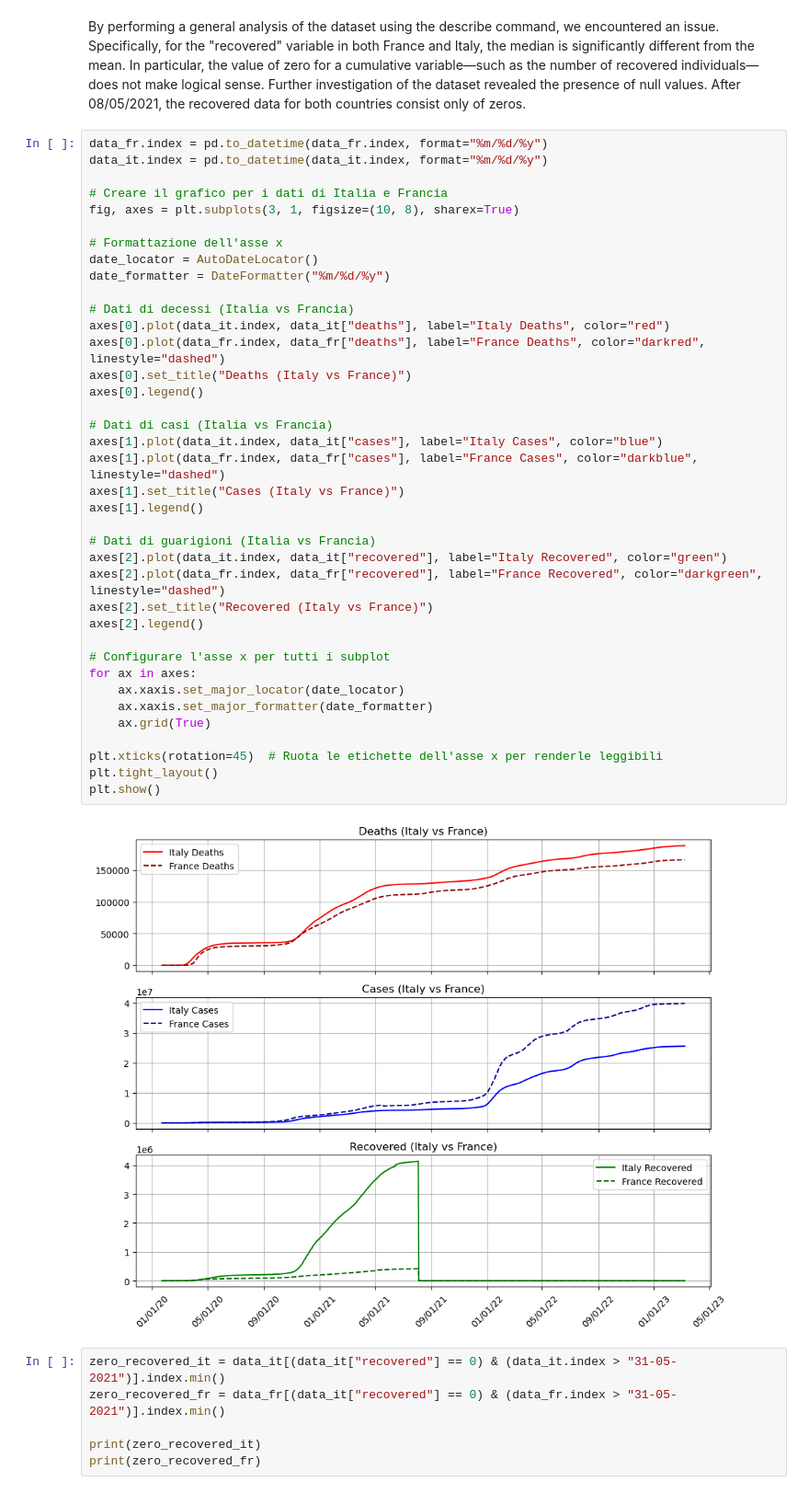
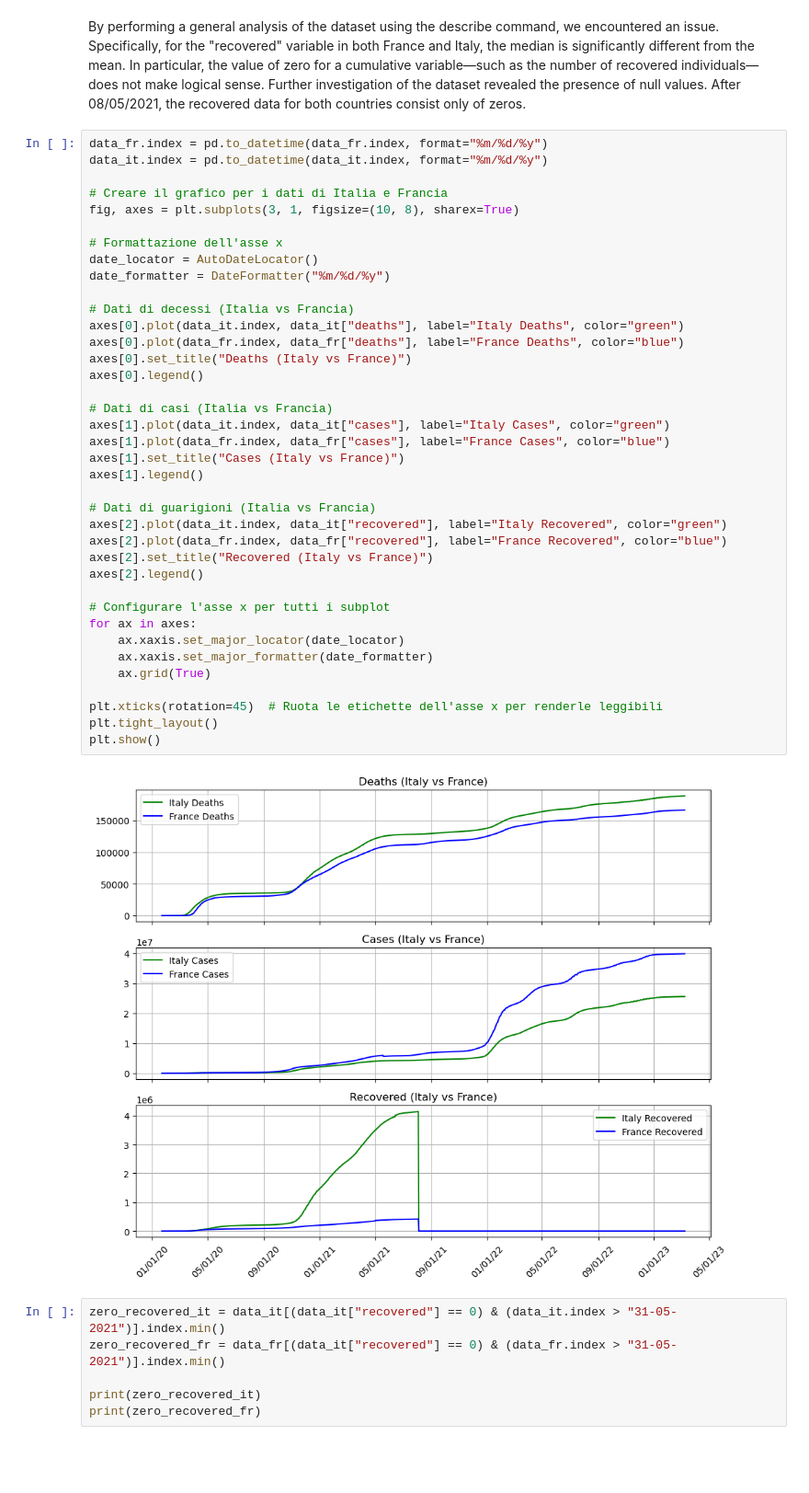
Before and after one commit to Gerva02/Python_for_data_science, a Jupyter notebook: Second.ipynb, the cells around one changed output. Shown: that part at 92% size. Saved outputs shown, nothing was run; the diff lists cells and outputs as text; blank space fills up the shorter version.

```diff
--- a/Second.ipynb
+++ b/Second.ipynb
@@ -44,39 +63,39 @@ data_it.index = pd.to_datetime(data_it.index, format="%m/%d/%y")
 # Creare il grafico per i dati di Italia e Francia
 fig, axes = plt.subplots(3, 1, figsize=(10, 8), sharex=True)
 
 # Formattazione dell'asse x
 date_locator = AutoDateLocator()
 date_formatter = DateFormatter("%m/%d/%y")
 
 # Dati di decessi (Italia vs Francia)
-axes[0].plot(data_it.index, data_it["deaths"], label="Italy Deaths", color="red")
-axes[0].plot(data_fr.index, data_fr["deaths"], label="France Deaths", color="darkred", linestyle="dashed")
+axes[0].plot(data_it.index, data_it["deaths"], label="Italy Deaths", color="green")
+axes[0].plot(data_fr.index, data_fr["deaths"], label="France Deaths", color="blue")
 axes[0].set_title("Deaths (Italy vs France)")
 axes[0].legend()
 
 # Dati di casi (Italia vs Francia)
-axes[1].plot(data_it.index, data_it["cases"], label="Italy Cases", color="blue")
-axes[1].plot(data_fr.index, data_fr["cases"], label="France Cases", color="darkblue", linestyle="dashed")
+axes[1].plot(data_it.index, data_it["cases"], label="Italy Cases", color="green")
+axes[1].plot(data_fr.index, data_fr["cases"], label="France Cases", color="blue")
 axes[1].set_title("Cases (Italy vs France)")
 axes[1].legend()
 
 # Dati di guarigioni (Italia vs Francia)
 axes[2].plot(data_it.index, data_it["recovered"], label="Italy Recovered", color="green")
-axes[2].plot(data_fr.index, data_fr["recovered"], label="France Recovered", color="darkgreen", linestyle="dashed")
+axes[2].plot(data_fr.index, data_fr["recovered"], label="France Recovered", color="blue")
 axes[2].set_title("Recovered (Italy vs France)")
 axes[2].legend()
 
 # Configurare l'asse x per tutti i subplot
 for ax in axes:
     ax.xaxis.set_major_locator(date_locator)
     ax.xaxis.set_major_formatter(date_formatter)
     ax.grid(True)
 
 plt.xticks(rotation=45)  # Ruota le etichette dell'asse x per renderle leggibili
 plt.tight_layout()
 plt.show()
 # %% [output]
-[figure, old version]
+[figure, new version]
 # %%
 zero_recovered_it = data_it[(data_it["recovered"] == 0) & (data_it.index > "31-05-2021")].index.min()
 zero_recovered_fr = data_fr[(data_it["recovered"] == 0) & (data_fr.index > "31-05-2021")].index.min()
```
Also changed, not shown: parts of 9 cells of this notebook.
